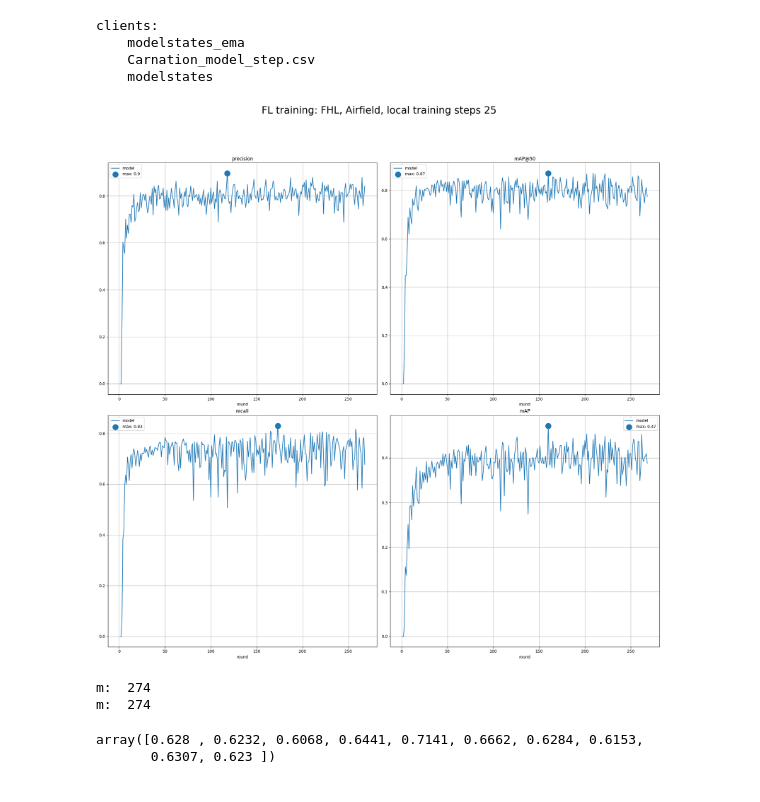
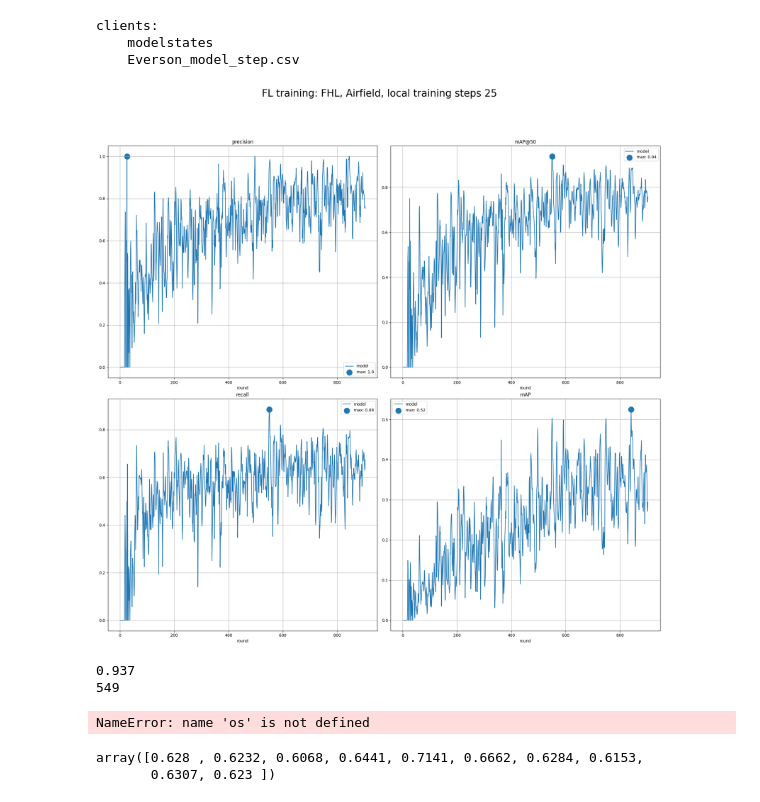
Before and after one commit to mattiasakesson/YOLOv8-pt-fedn, a Jupyter notebook: plot_lean_experiments.ipynb, the cells around one changed output. Drawn from its saved outputs; the diff is of its cells as text; code cells hidden in the pictures.

```diff
--- a/plot_lean_experiments.ipynb
+++ b/plot_lean_experiments.ipynb
@@ -5,10 +5,23 @@ import os
 import numpy as np
 res_folder = 'results'
 exp_name = 'lean_ml_complete_4juni_p0.5'
-#exp_name = 'lean_ml_complete_1juni'
+exp_name = 'lean_ml_carnation'
+exp_name = 'lean_ml_karen'
+#exp_name = 'lean_ml_mterie'
+
+exp_name = 'lean_ml_carnation'
+
 exp_name = 'lean_ml_airfield'
 exp_name = 'lean_ml_bellingham'
-exp_name = 'lean_ml_carnation'
+exp_name = 'lean_ml_everson'
+exp_name = 'lean_ml_complete_1juni'
+
+
+
+
+
+
+
 
 experiment_name = os.path.join(res_folder, exp_name)
 clients = os.listdir(experiment_name)
@@ -68,36 +81,41 @@ ax[0,1].set_title('mAP@50')
 ax[1,1].set_title('mAP')
 
 #last_ind = min(len(results_['precision'][0],len(results_['precision'][1])))
 #print("shape: ", np.array(results_['precision']).shape)
 #print("shape: ", np.mean(np.array(results_['precision']).shape))
 #ax[0,0].plot(step_data['round'][s:e],np.mean(np.array(results_['precision']),0)[s:e], label = 'mean',c='r')
 
 for a_ in ax:
     for a in a_:
         a.grid()
         a.legend()
         a.set_xlabel('round')
 
 #ax[0,0].set_ylim(0.6,1)
 #ax[1,0].set_ylim(0.6,1)
 #ax[0,1].set_ylim(0.6,1)
 #ax[1,1].set_ylim(0.3,1)
 
 #ax[0,0].set_ylim(0.,0.1)
 #ax[1,0].set_ylim(0.,0.1)
 #ax[0,1].set_ylim(0.,.1)
 #ax[1,1].set_ylim(0.,0.1)
 
 plt.suptitle("FL training: FHL, Airfield, local training steps 25",fontsize=25)
 plt.tight_layout()  # Avoids overlapping
 plt.subplots_adjust(top=0.88)  # Adjust to make space for the suptitle
 plt.savefig('centralized_emap05.png')
 # %% [output]
 clients:
-    modelstates_ema
-    Carnation_model_step.csv
     modelstates
+    Everson_model_step.csv
-[figure, old version]
+[figure, new version]
+# %%
+print(np.max(results_['mAP@50']))
+print(np.argmax(results_['mAP@50']))
+# %% [output]
+0.937
+549
 # %%
 
 
@@ -136,8 +154,7 @@ clients_ema = [client for client in clients if ( len(client.split("_"))>2 and cl
 results_model = get_results(clients_model,experiment_name)
 results_ema = get_results(clients_ema,experiment_name)
 # %% [output]
-m:  274
-m:  274
+NameError: name 'os' is not defined
 # %%
 results_ema['mean']['mAP@50'][50:60]
 # %% [output]
```
Also changed, not shown: 1 other file.
